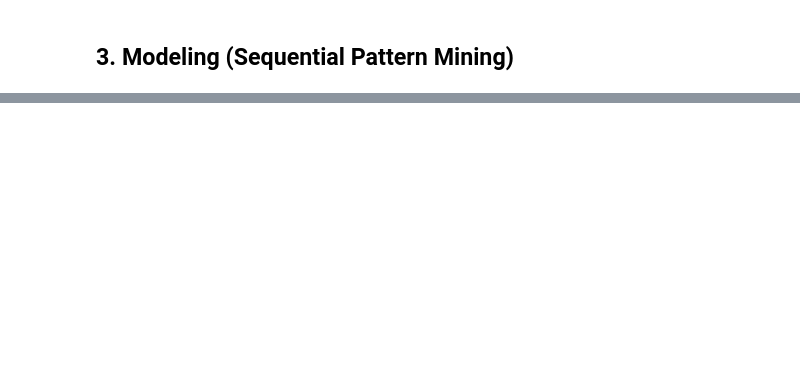
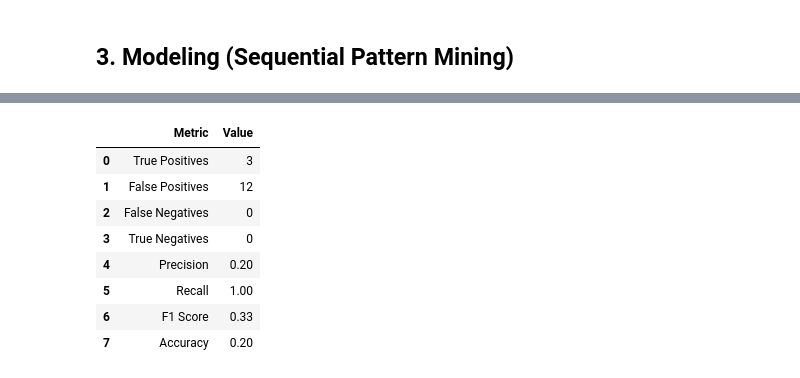
Before and after one commit to fadliarz/Tubes1_IF4041_DataMining, a Jupyter notebook: notebook.ipynb, the cells around one changed output, grey strips where cells are left out. Cells and saved outputs as stored; diff of their text form; code cells hidden in the pictures; blank space fills up the shorter version.

```diff
--- a/notebook.ipynb
+++ b/notebook.ipynb
@@ -390,0 +376,27 @@ EV = $3.00
+# %%
+precision = overall_true_positives / (overall_true_positives + overall_false_positives) if (
+                                                                                                   overall_true_positives + overall_false_positives) > 0 else 0
+recall = overall_true_positives / (overall_true_positives + overall_false_negatives) if (
+                                                                                                overall_true_positives + overall_false_negatives) > 0 else 0
+f1_score = 2 * precision * recall / (precision + recall) if (precision + recall) > 0 else 0
+accuracy = (overall_true_positives + overall_true_negatives) / (
+        overall_true_positives + overall_true_negatives + overall_false_positives + overall_false_negatives)
+
+metrics = {
+    "Metric": ["True Positives", "False Positives", "False Negatives", "True Negatives",
+               "Precision", "Recall", "F1 Score", "Accuracy"],
+    "Value": [overall_true_positives, overall_false_positives, overall_false_negatives, overall_true_negatives,
+              f"{precision:.2f}", f"{recall:.2f}", f"{f1_score:.2f}", f"{accuracy:.2f}"]
+}
+
+pd.DataFrame(metrics)
+# %% [output]
+|  | Metric | Value |
+| 0 | True Positives | 3 |
+| 1 | False Positives | 12 |
+| 2 | False Negatives | 0 |
+| 3 | True Negatives | 0 |
+| 4 | Precision | 0.20 |
+| 5 | Recall | 1.00 |
+| 6 | F1 Score | 0.33 |
+| 7 | Accuracy | 0.20 |
```
Also changed, not shown: parts of 11 cells of this notebook.
